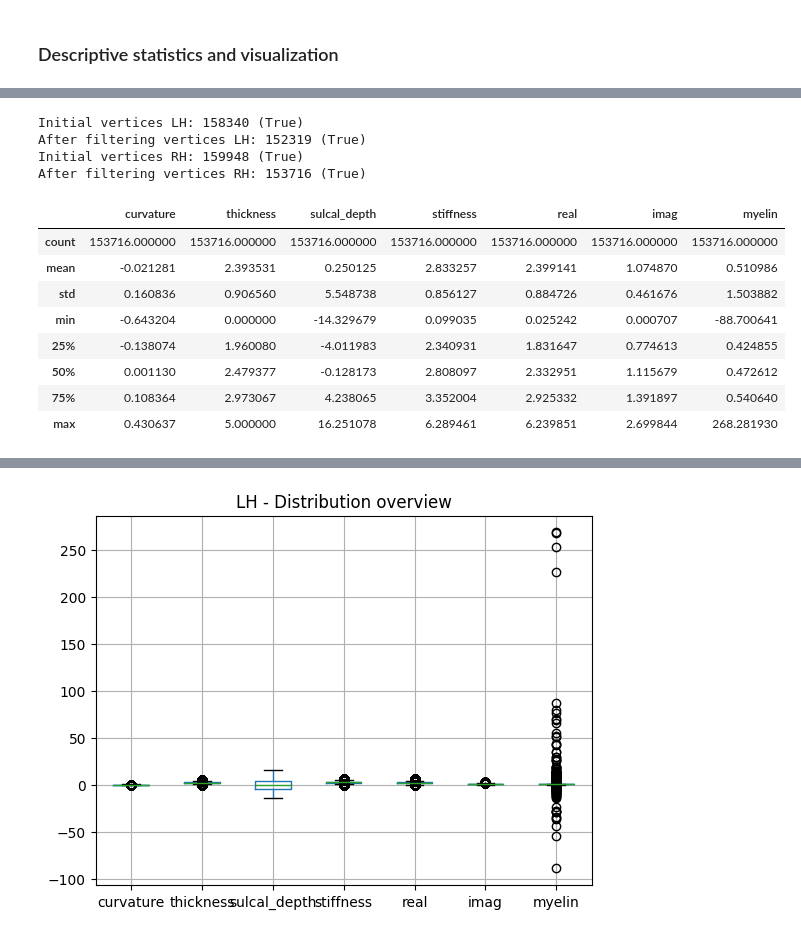
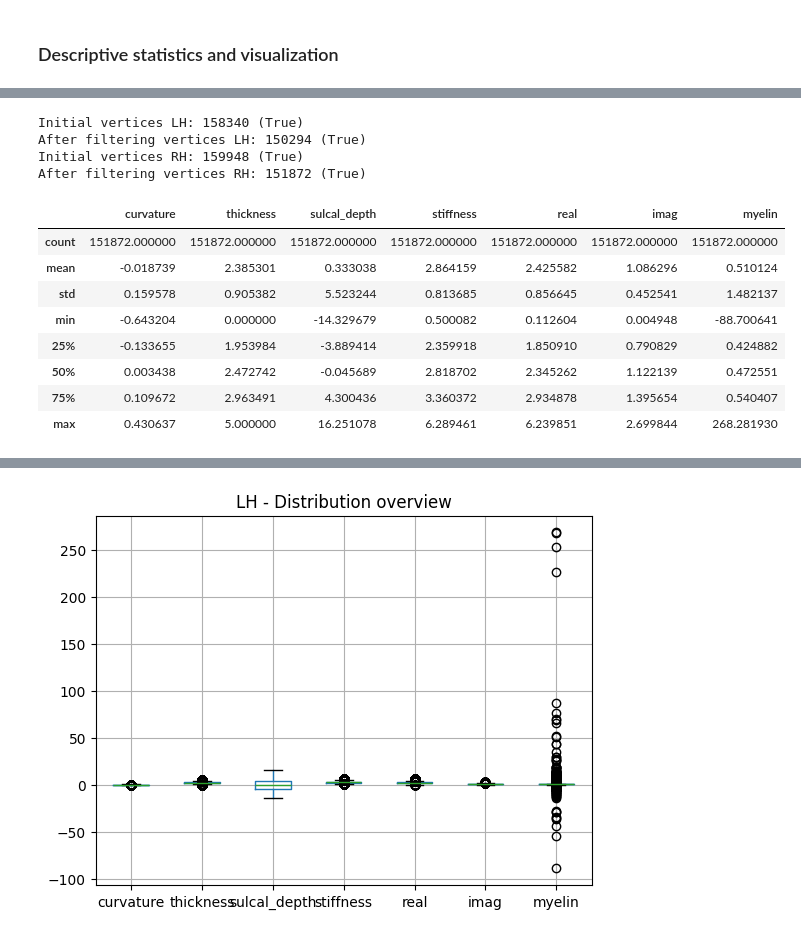
Before and after one commit to oana226/thesis, a Jupyter notebook: Statistics.ipynb, the cells around one changed output, grey strips where cells are left out. Cells and saved outputs as stored; diff of their text form; code cells hidden in the pictures.

```diff
--- a/Statistics.ipynb
+++ b/Statistics.ipynb
@@ -37,7 +41,6 @@ from scipy.stats import pearsonr, spearmanr
 import matplotlib.pyplot as plt
 from cortech.visualization import FsPlotter
 from cortech.interactive_visualization import InteractivePlotter
-
 
 cortex = Cortex.from_freesurfer_subject_dir(fs_dir, pial="pial.T1", registration="sphere.reg")
 
@@ -87,13 +90,26 @@ t1_affine = t1_img.affine
 #t1_masked = np.where(mask_data, t1_data, np.nan)
 #t2_masked = np.where(mask_data, t2_data, np.nan)
 
-
+#compute ratio only there both images arep positive
 valid = (t1_data > 0) & (t2_data > 0)
-
 myelin_data = np.where(valid, t1_data/(t2_data + 1e-3), 0)
 
 # Interpolate myelin map to surface
 surface_myelin = {hemi: mid_layers[hemi].interpolate_to_nodes(myelin_data, t1_affine) for hemi in ["lh", "rh"]}
+
+
+# Regions
+#region_img = nib.load(str(regions_path))
+#region_data = region_img.get_fdata().astype(int)
+#region_affine = region_data.affine
+#surface_regions = {hemi: mid_layers[hemi].interpolate_to_nodes(region_data, region_affine, method ="nearest").astype(int) for hemi in ["lh", "rh"]}
+
+#Load parcellation
+aparc = {
+    "lh": nib.freesurfer.io.read_annot(fs_dir / "label" / "lh.aparc.a2009s.annot"),
+    "rh": nib.freesurfer.io.read_annot(fs_dir / "label" / "rh.aparc.a2009s.annot"),
+}
+
 
 #Add geometry parameters
 
@@ -103,6 +119,8 @@ curvature = {
     "lh": read_morph_data(fs_dir / "surf" / "lh.curv"),
     "rh": read_morph_data(fs_dir / "surf" / "rh.curv"),
 }
+#lh.inflated.K
+#lh.inflated.H
 
 thickness = {
     "lh": read_morph_data(fs_dir / "surf" / "lh.thickness"),
@@ -122,0 +144,4 @@ rh -88.70064074702577 268.28192951844795 0.5149783843283172
+# %%
+labels, ctab, names = nib.freesurfer.io.read_annot(fs_dir/'label/lh.aparc.a2009s.annot')
+for i, name in enumerate(names):
+    print(i, name.decode('utf-8'))
@@ -124,0 +251,6 @@ rh -88.70064074702577 268.28192951844795 0.5149783843283172
+# %%
+import matplotlib.pyplot as plt
+for hemi in ["lh","rh"]:
+    df_regions.boxplot()
+    plt.title(f"{hemi.upper()} - Distribution overview")
+    plt.show()
@@ -125,7 +341,7 @@ rh -88.70064074702577 268.28192951844795 0.5149783843283172
 # %%
 import pandas as pd
 
-stiff_min=99 #Pa (=0.099 kPa)
+stiff_min=500 #Pa (=0.5 kPa)
 
 for hemi in ["lh","rh"]:
     #Extract hemi specific arrays
@@ -147,42 +363,42 @@ for hemi in ["lh","rh"]:
     real_m =real[stiff_mask]
     imag_m = imag[stiff_mask]
     sulc_m =sulc[stiff_mask]
     myelin_m=myelin[stiff_mask]
 
     #Check values
     print(f"Initial vertices {hemi.upper()}:",len(stiff), f"({len(myelin)== len(imag) & len(stiff)==len(curv)})")
     print(f"After filtering vertices {hemi.upper()}:",len(stiff_m), f"({len(myelin_m)== len(imag_m) & len(stiff_m)==len(curv_m)})")
 
     #Transform shear stiffness, storage modulus and loss modulus to kPa
     stiff_kpa = stiff_m/1000
     real_kpa = real_m/1000
     imag_kpa = imag_m/1000
 
     #Create a DataFrame
     df = pd.DataFrame({
         "curvature":curv_m,
         "thickness":thick_m,
         "sulcal_depth":sulc_m,
         "stiffness":stiff_kpa,
         "real":real_kpa,
         "imag":imag_kpa,
         "myelin":myelin_m,
     })
 
 df.describe()
 # %% [output]
 Initial vertices LH: 158340 (True)
-After filtering vertices LH: 152319 (True)
+After filtering vertices LH: 150294 (True)
 Initial vertices RH: 159948 (True)
-After filtering vertices RH: 153716 (True)
+After filtering vertices RH: 151872 (True)
 |  | curvature | thickness | sulcal_depth | stiffness | real | imag | myelin |
-| count | 153716.000000 | 153716.000000 | 153716.000000 | 153716.000000 | 153716.000000 | 153716.000000 | 153716.000000 |
-| mean | -0.021281 | 2.393531 | 0.250125 | 2.833257 | 2.399141 | 1.074870 | 0.510986 |
-| std | 0.160836 | 0.906560 | 5.548738 | 0.856127 | 0.884726 | 0.461676 | 1.503882 |
-| min | -0.643204 | 0.000000 | -14.329679 | 0.099035 | 0.025242 | 0.000707 | -88.700641 |
-| 25% | -0.138074 | 1.960080 | -4.011983 | 2.340931 | 1.831647 | 0.774613 | 0.424855 |
-| 50% | 0.001130 | 2.479377 | -0.128173 | 2.808097 | 2.332951 | 1.115679 | 0.472612 |
-| 75% | 0.108364 | 2.973067 | 4.238065 | 3.352004 | 2.925332 | 1.391897 | 0.540640 |
+| count | 151872.000000 | 151872.000000 | 151872.000000 | 151872.000000 | 151872.000000 | 151872.000000 | 151872.000000 |
+| mean | -0.018739 | 2.385301 | 0.333038 | 2.864159 | 2.425582 | 1.086296 | 0.510124 |
+| std | 0.159578 | 0.905382 | 5.523244 | 0.813685 | 0.856645 | 0.452541 | 1.482137 |
+| min | -0.643204 | 0.000000 | -14.329679 | 0.500082 | 0.112604 | 0.004948 | -88.700641 |
+| 25% | -0.133655 | 1.953984 | -3.889414 | 2.359918 | 1.850910 | 0.790829 | 0.424882 |
+| 50% | 0.003438 | 2.472742 | -0.045689 | 2.818702 | 2.345262 | 1.122139 | 0.472551 |
+| 75% | 0.109672 | 2.963491 | 4.300436 | 3.360372 | 2.934878 | 1.395654 | 0.540407 |
 | max | 0.430637 | 5.000000 | 16.251078 | 6.289461 | 6.239851 | 2.699844 | 268.281930 |
 # %%
 
```
Also changed, not shown: parts of 31 cells of this notebook, 1 other file.
